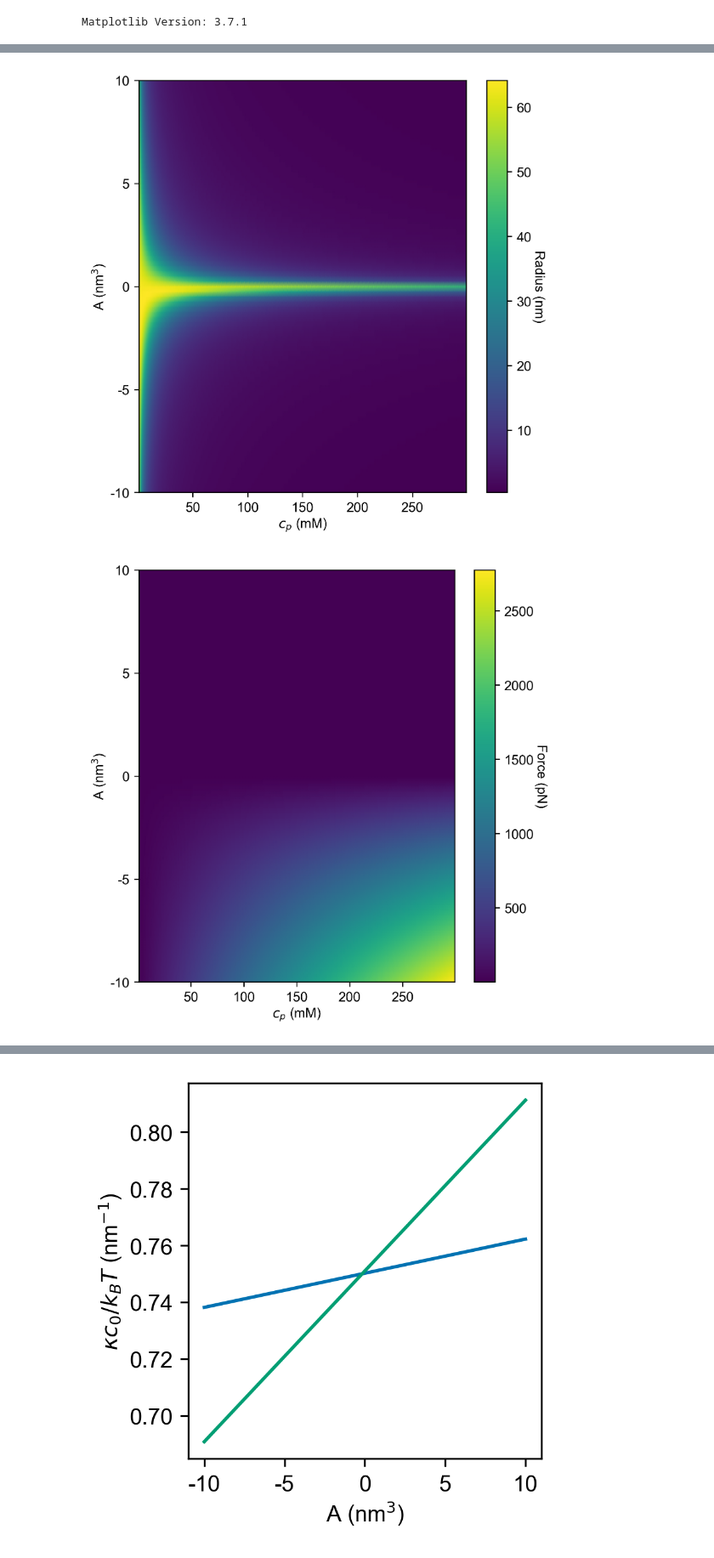
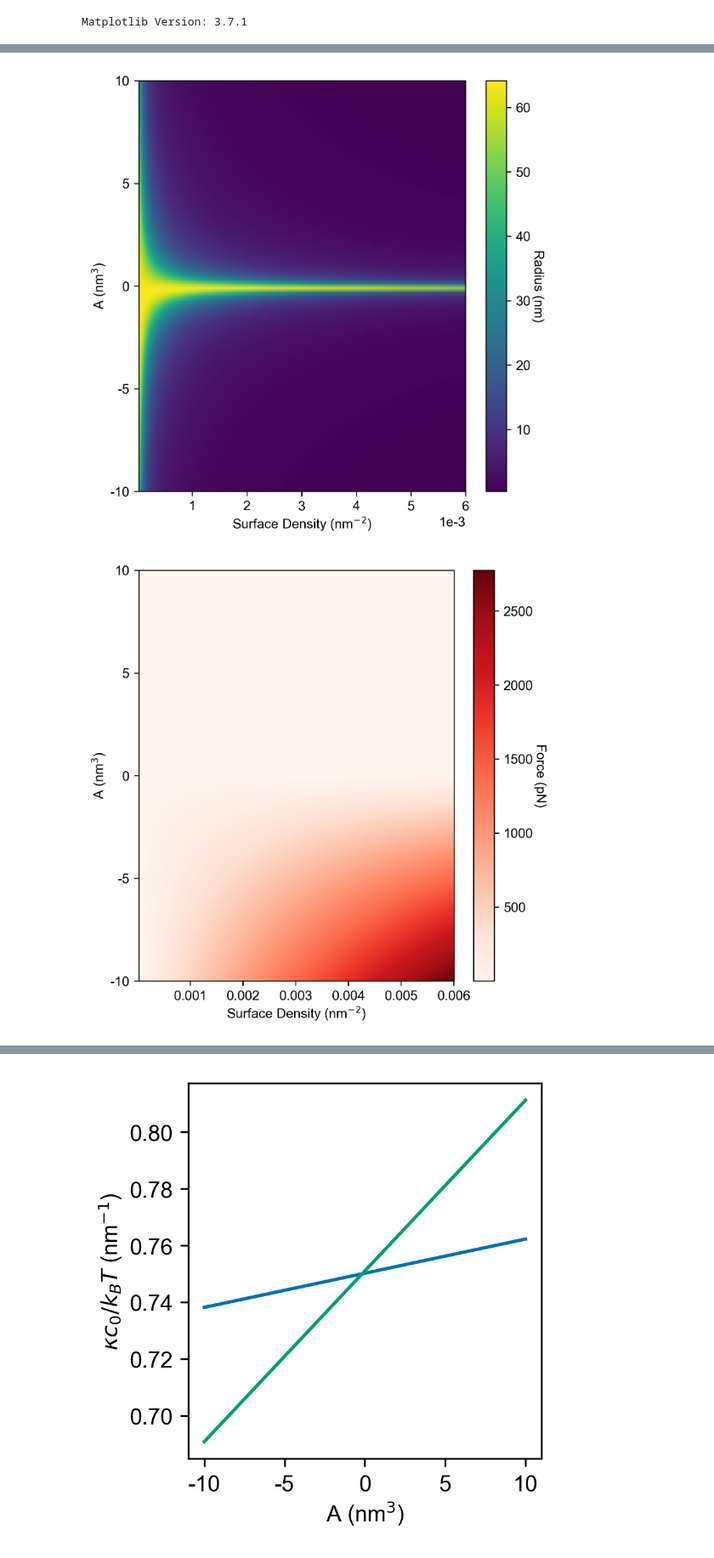
Before and after one commit to RangamaniLabUCSD/2023-IDP-bending, a Jupyter notebook: model.ipynb, the cells around one changed output, grey strips where cells are left out. Shown at 85% size. Cells and saved outputs as stored; diff of their text form; code cells hidden in the pictures.

```diff
--- a/model.ipynb
+++ b/model.ipynb
@@ -34,8 +34,6 @@ def milliMolarToNumberDensity(c: float) -> float:
 def computeForce(
     cp: float,
     phi: float,
-    # s0: float,
-    i: int,
     a: float,
     alpha: float,
     A: float,
@@ -44,18 +42,16 @@ def computeForce(
     N: int,
     verbose: bool = False,
 ) -> float:
-    """_summary_
+    """Compute the product of kc0 of membrane polymer brush system
 
     Args:
         cp (float): Protein concentration in mM
         phi (float): Ionic concentration in mM
-        s0 (float): Baseline area per chain nm^2
-        i (int): Geometry index 1=plane; 2=cylinder; 3=sphere
         a (float): Monomer/Kuhn length in nm
         alpha (float): Degree of ionization
         A (float): Second virial coefficient
         B (float): Third virial coefficient
-        N (float): Number of units
+        N (float): Number of monomers in chain
 
     Returns:
         float: _description_
@@ -194,4 +209,6 @@ tension = 0.01  # mN/m; or pN/nM
 # %%
+### PLOT THE TUBE RADIUS
+plot3D = False
 show_figs = True
 curr_fig_path = Path("Figures")
 curr_fig_path.mkdir(parents=True, exist_ok=True)
@@ -204,32 +221,11 @@ else:
     fig, ax = plt.subplots(1, 1, figsize=(5, 5))
 
 
-cps = np.arange(1, 300, 1)
-As = np.arange(-10, 10.5, 0.25)
-
-# print(len(cps), len(As))
-Z = np.zeros(
-    (
-        len(As),
-        len(cps),
-    )
-)
-
-for i, cp in enumerate(cps):
-    for j, A in enumerate(As):
-        c0 = (
-            computeForce(cp=cp, A=A, phi=150, i=1, a=1.0, alpha=0.1, B=0, d=20, N=600)
-            / kappa
-        )
-        Z[j, i] = 1 / np.sqrt(c0 * c0 + 2 * tension / (kappa * 4.114))
-
-cp, A = np.meshgrid(cps, As)
-
 if plot3D:
     surf = ax.plot_surface(
         cp,
         A,
-        Z,
+        Radius,
         cmap=cm.viridis,
         rstride=1,
         cstride=1,
@@ -240,14 +236,14 @@ if plot3D:
     # Set non-default view
     ax.view_init(elev=40, azim=40, roll=10)
 else:
-    surf = ax.pcolormesh(cp, A, Z, cmap=cm.viridis, shading="gouraud", rasterized=True)
+    surf = ax.pcolormesh(cp, A, Radius, cmap=cm.viridis, shading="gouraud", rasterized=True)
 
 # surf = ax.contour3D(cp, A, Z, 100, cmap=cm.RdYlGn)
 
+plt.ticklabel_format(axis="x", style="sci", scilimits=(0,0))
+ax.set_xlabel(r"Surface Density (nm$^{-2}$)")
 
-ax.set_xlabel(r"$c_p$ (mM)")
-
-ax.set_ylim((-10, 10))
+ax.set_ylim((As.min(), As.max()))
 ax.set_ylabel(r"A (nm$^3$)")
 ax.yaxis.set_major_locator(LinearLocator(numticks=5))
 ax.yaxis.set_major_formatter("{x:.0f}")
@@ -276,7 +272,7 @@ if show_figs:
 fig.clear()
 plt.close(fig)
 # %% [output]
-[figure, old version]
+[figure, new version]
 # %%
 show_figs = True
 curr_fig_path = Path("Figures")
@@ -289,74 +285,47 @@ if plot3D:
 else:
     fig, ax = plt.subplots(1, 1, figsize=(5, 5))
 
-cps = np.arange(1, 300, 1)
-As = np.arange(-10, 10.5, 0.25)
-
-# print(len(cps), len(As))
-Z = np.zeros(
-    (
-        len(As),
-        len(cps),
-    )
-)
-
-for i, cp in enumerate(cps):
-    for j, A in enumerate(As):
-        c0 = (
-            computeForce(cp=cp, A=A, phi=150, i=1, a=1.0, alpha=0.1, B=0, d=20, N=600)
-            / kappa
-        )
-        Z[j, i] = (
-            2
-            * np.pi
-            * kappa
-            * 4.114
-            * (np.sqrt(c0 * c0 + 2 * tension / (kappa * 4.114)) - c0)
-        )
-
-cp, A = np.meshgrid(cps, As)
-
 if plot3D:
     surf = ax.plot_surface(
-        cp, A, Z, cmap=cm.viridis, linewidth=0.1, antialiased=True, edgecolor="k"
+        cp, A, Force, cmap=cm.viridis, linewidth=0.1, antialiased=True, edgecolor="k"
     )
     # surf = ax.contour3D(cp, A, Z, 100, cmap=cm.RdYlGn)
 else:
-    surf = ax.pcolormesh(cp, A, Z, cmap=cm.viridis, shading="gouraud", rasterized=True)
+    surf = ax.pcolormesh(cp, A, Force, cmap=cm.Reds, shading="gouraud", rasterized=True)
 
-ax.set_xlabel(r"$c_p$ (mM)")
+ax.set_xlabel(r"Surface Density (nm$^{-2}$)")
 
-ax.set_ylim((-10, 10))
+ax.set_ylim((As.min(), As.max()))
 ax.set_ylabel(r"A (nm$^3$)")
 ax.yaxis.set_major_locator(LinearLocator(numticks=5))
 ax.yaxis.set_major_formatter("{x:.0f}")
 
 
 cbar.ax.get_yaxis().labelpad = 10
 cbar.ax.set_ylabel("Force (pN)", rotation=270)
 
 if plot3D:
     # ax.set_zlim(-5,5)
     ax.set_zlabel(r"f (pN)")
     ax.zaxis.set_major_formatter("{x:.0f}")
     ax.zaxis.labelpad = 0
 else:
     cbar = fig.colorbar(
         surf,
         ax=ax,
     )
     cbar.ax.get_yaxis().labelpad = 10
     cbar.ax.set_ylabel("Force (pN)", rotation=270)
 
 fig.tight_layout()
 
 
 fig.savefig(curr_fig_path / f"{figName}.png", format="png")
 fig.savefig(curr_fig_path / f"{figName}.pdf", format="pdf")
 
 if show_figs:
     plt.show()
 fig.clear()
 plt.close(fig)
 # %% [output]
-[figure, old version]
+[figure, new version]
```
Also changed, not shown: parts of 11 cells of this notebook.
